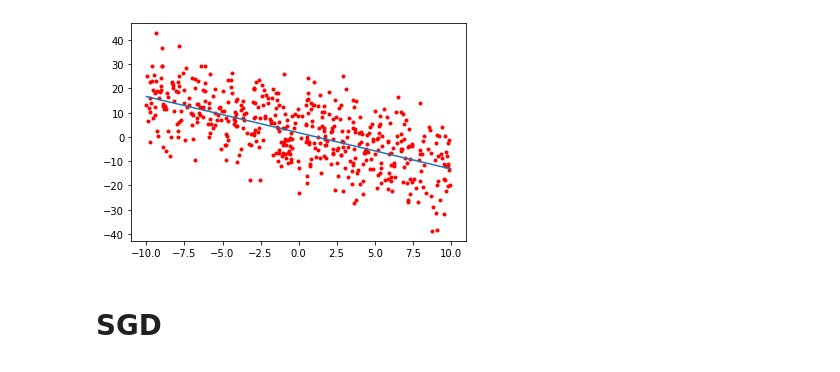
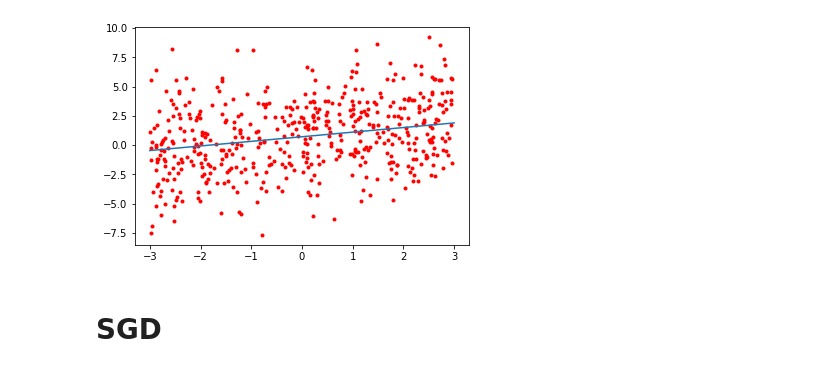
Before and after one commit to EasySocHacks/Optimization-Methods-IFMO, a Jupyter notebook: HW2/2.1.ipynb, the cells around one changed output. Drawn from its saved outputs; the diff is of its cells as text; code cells hidden in the pictures.

```diff
--- a/HW2/2.1.ipynb
+++ b/HW2/2.1.ipynb
@@ -8,11 +9,11 @@ from HW2.regression_generator import generate_regression
 from HW2.sgd import sgd, minibatch_gd, gd
 from HW2.visualization import visualize_regression_point, visualize_line, draw_levels
 # %%
-f, points = generate_regression(point_count=500, scale=3, y_scale=10)
+f, points = generate_regression(point_count=500, scale=np.array([3, 3]))
 
-visualize_regression_point(f, points)
+visualize_regression_point(f, points, scale=3)
 # %% [output]
-[figure, old version]
+[figure, new version]
 # %%
 storage = BenchmarkStorage()
 # %% [markdown]
```
Also changed, not shown: parts of 8 cells of this notebook, 1 other file.
